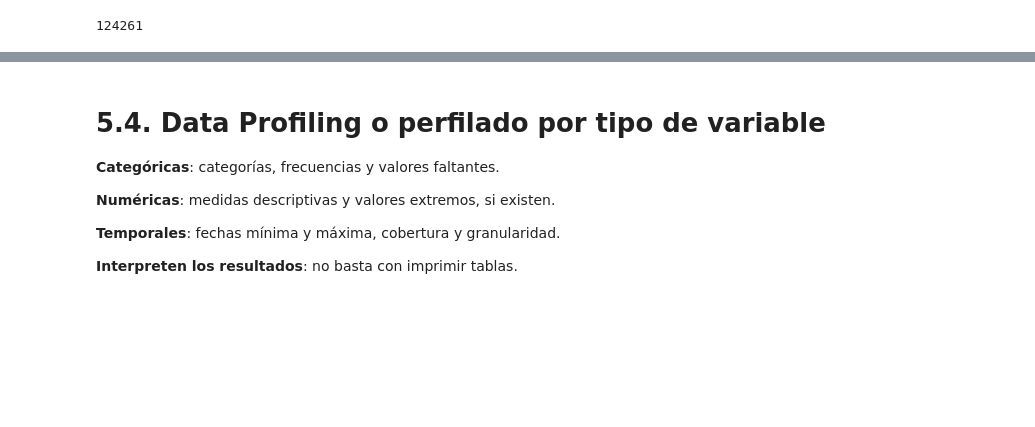
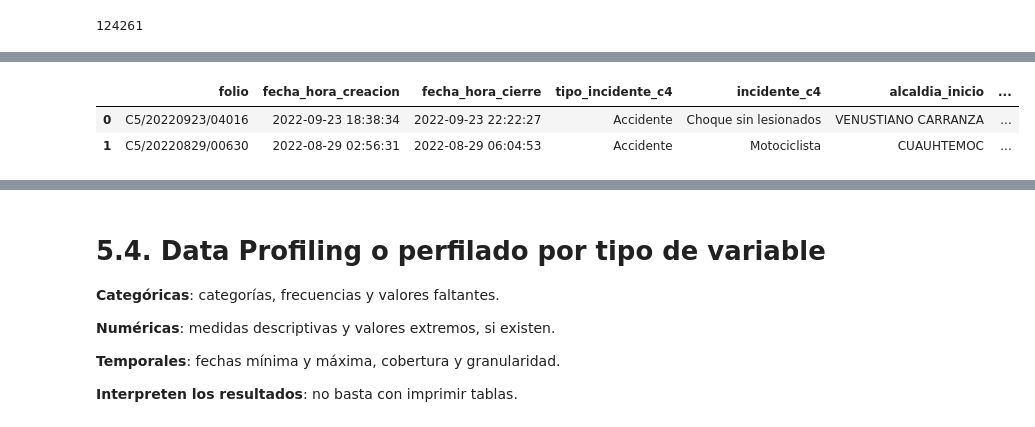
Before and after one commit to JafetR19/ds-project-team1-CGNR-JASR, a Jupyter notebook: notebooks/nb01_estructura_perfilado.ipynb, the cells around one changed output, grey strips where cells are left out. Cells and saved outputs as stored; diff of their text form; code cells hidden in the pictures; blank space fills up the shorter version.

```diff
--- a/notebooks/nb01_estructura_perfilado.ipynb
+++ b/notebooks/nb01_estructura_perfilado.ipynb
@@ -205,0 +289,6 @@ Asimismo, se detectaron 4 puntos fuera de la Ciudad de México.
+# %%
+df[df['largo']==17].head(2)
+# %% [output]
+|  | folio | fecha_hora_creacion | fecha_hora_cierre | tipo_incidente_c4 | incidente_c4 | alcaldia_inicio | ... |
+| 0 | C5/20220923/04016 | 2022-09-23 18:38:34 | 2022-09-23 22:22:27 | Accidente | Choque sin lesionados | VENUSTIANO CARRANZA | ... |
+| 1 | C5/20220829/00630 | 2022-08-29 02:56:31 | 2022-08-29 06:04:53 | Accidente | Motociclista | CUAUHTEMOC | ... |
```
Also changed, not shown: parts of 37 cells of this notebook.
